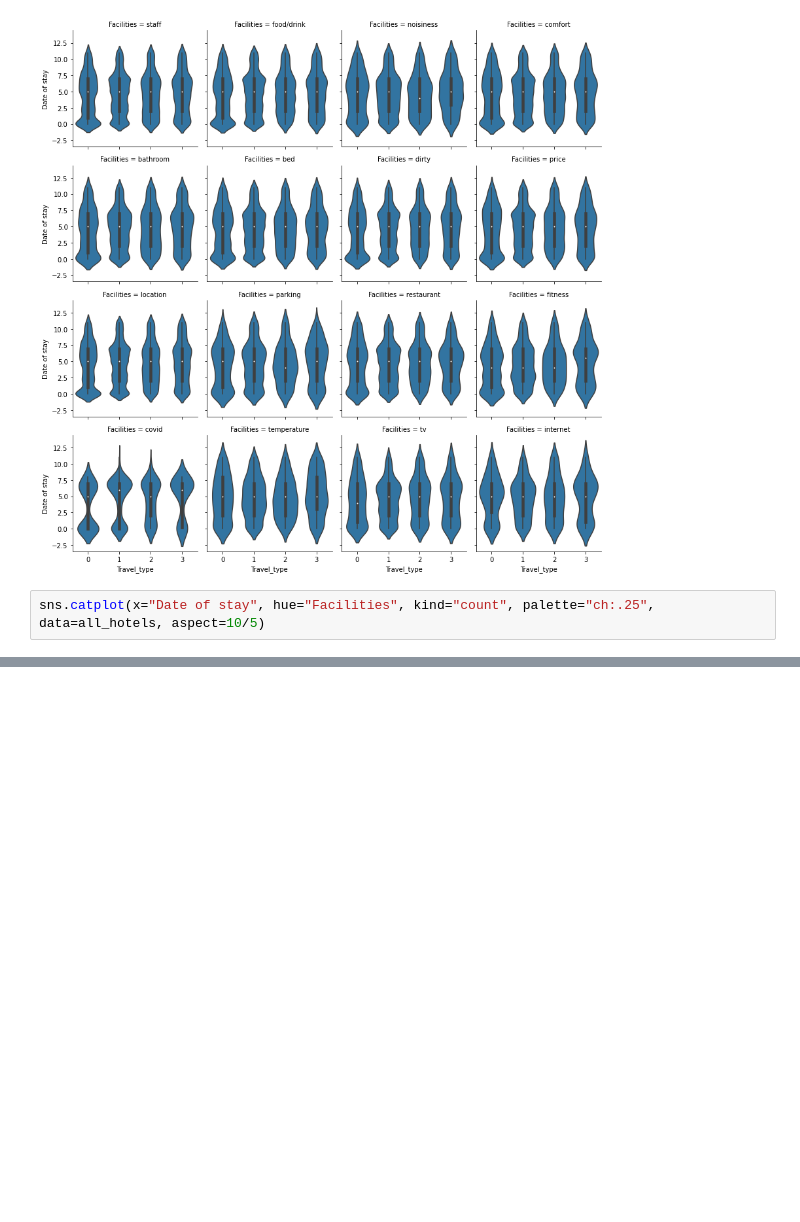
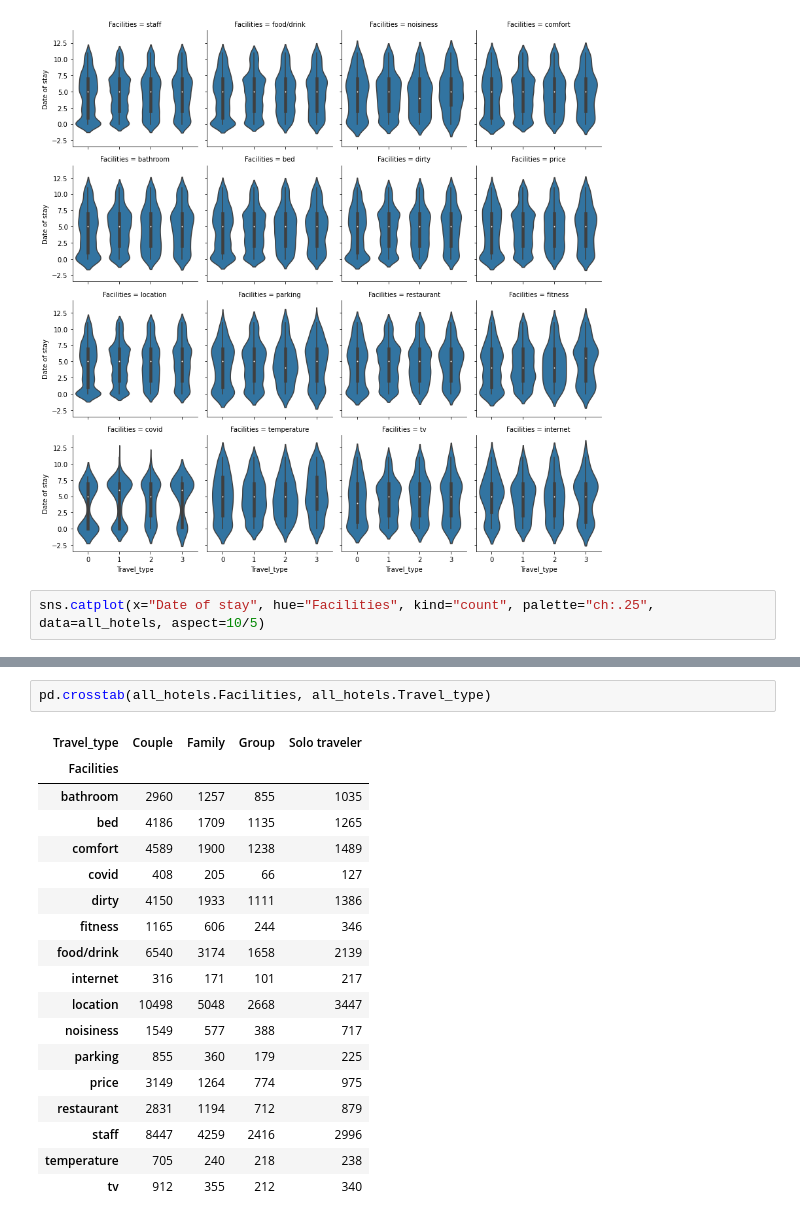
Before and after one commit to mitosHermanos/SIAP-NN, a Jupyter notebook: Data_analysis.ipynb, the cells around one changed output, grey strips where cells are left out. Saved outputs shown, nothing was run; the diff lists cells and outputs as text; blank space fills up the shorter version.

```diff
--- a/Data_analysis.ipynb
+++ b/Data_analysis.ipynb
@@ -179,0 +220,21 @@ g.add_legend()
+# %%
+pd.crosstab(all_hotels.Facilities, all_hotels.Travel_type)
+# %% [output]
+| Travel_type | Couple | Family | Group | Solo traveler |
+| Facilities |  |  |  |  |
+| bathroom | 2960 | 1257 | 855 | 1035 |
+| bed | 4186 | 1709 | 1135 | 1265 |
+| comfort | 4589 | 1900 | 1238 | 1489 |
+| covid | 408 | 205 | 66 | 127 |
+| dirty | 4150 | 1933 | 1111 | 1386 |
+| fitness | 1165 | 606 | 244 | 346 |
+| food/drink | 6540 | 3174 | 1658 | 2139 |
+| internet | 316 | 171 | 101 | 217 |
+| location | 10498 | 5048 | 2668 | 3447 |
+| noisiness | 1549 | 577 | 388 | 717 |
+| parking | 855 | 360 | 179 | 225 |
+| price | 3149 | 1264 | 774 | 975 |
+| restaurant | 2831 | 1194 | 712 | 879 |
+| staff | 8447 | 4259 | 2416 | 2996 |
+| temperature | 705 | 240 | 218 | 238 |
+| tv | 912 | 355 | 212 | 340 |
```
Also changed, not shown: parts of 18 cells of this notebook, 19 other files.
